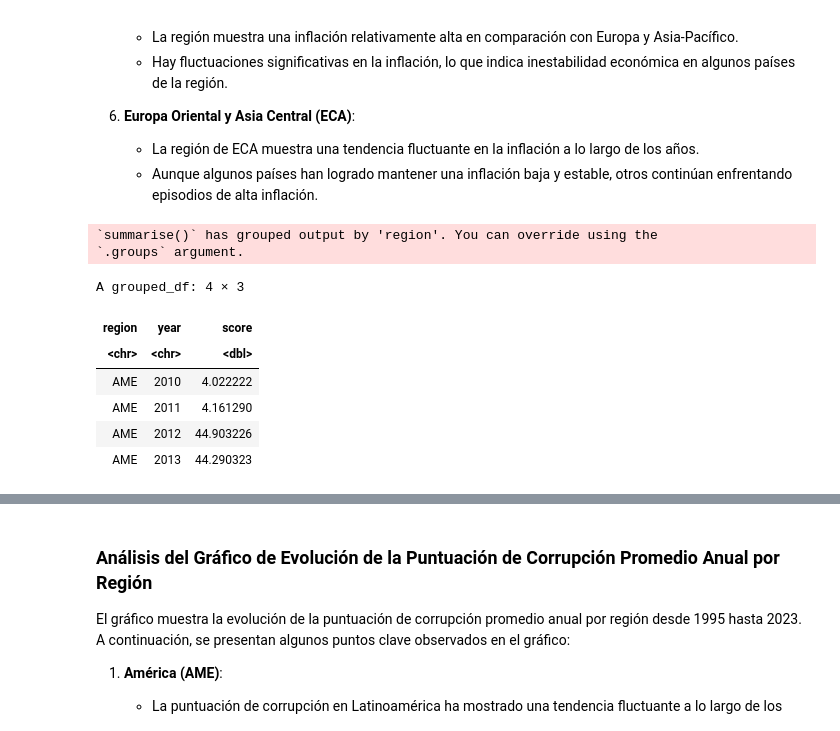
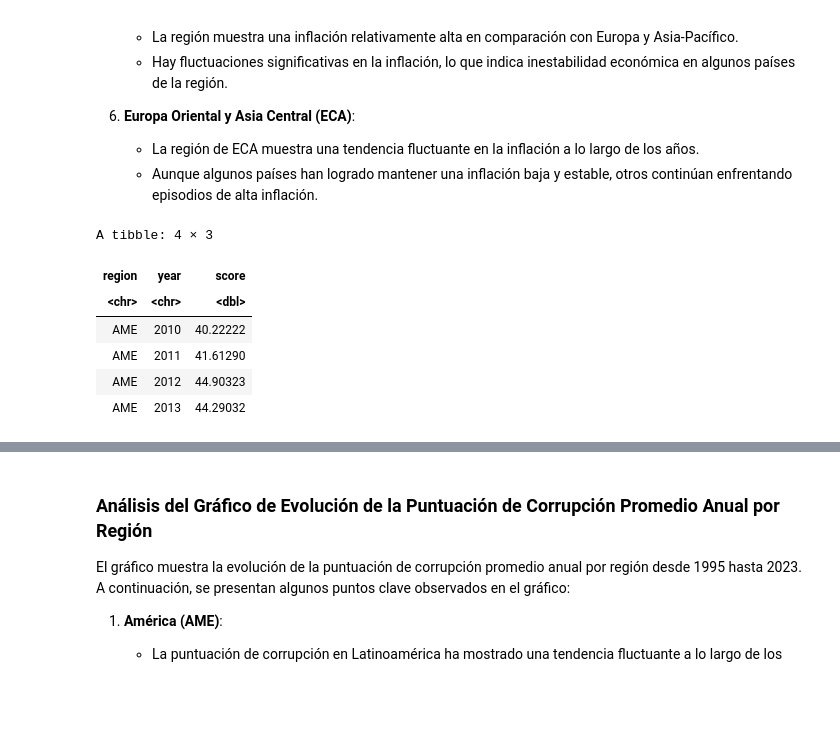
Before and after one commit to Rubenvalrom/AB--ADVANCED-PROGRAMMING-FOR-DATA-ANALYSIS-, a Jupyter notebook: AB-R-Analytics-Rubén Valverde.ipynb, the cells around one changed output, grey strips where cells are left out. Saved outputs shown, nothing was run; the diff lists cells and outputs as text; code cells hidden in the pictures; blank space fills up the shorter version.

```diff
--- a/AB-R-Analytics-Rubén Valverde.ipynb
+++ b/AB-R-Analytics-Rubén Valverde.ipynb
@@ -193,20 +194,18 @@ El gráfico muestra la evolución de la inflación promedio anual por región de
 # %%
 # Al ejecutar el gráfico previamente se podia observar que el formato del CPI cambió en 2012, siendo 100 la puntuación máxima en lugar de 10.
 df_melted %>%
     filter(year %in% c(2010, 2011, 2012, 2013)) %>%
     group_by(region, year) %>%
-    summarise(score = mean(score, na.rm = TRUE)) %>%
+    summarise(score = mean(score, na.rm = TRUE), .groups = "drop") %>%
     head(4)
 # %% [output]
-`summarise()` has grouped output by 'region'. You can override using the
-`.groups` argument.
+A tibble: 4 × 3
-A grouped_df: 4 × 3
 | region | year | score |
 | <chr> | <chr> | <dbl> |
-| AME | 2010 | 4.022222 |
-| AME | 2011 | 4.161290 |
-| AME | 2012 | 44.903226 |
-| AME | 2013 | 44.290323 |
+| AME | 2010 | 40.22222 |
+| AME | 2011 | 41.61290 |
+| AME | 2012 | 44.90323 |
+| AME | 2013 | 44.29032 |
 # %%
 # Multiplico por 10 el CPI de los años 1995 hasta 2011 para que estén en la misma escala que los años posteriores
 df_melted <- df_melted %>%
```
Also changed, not shown: parts of 9 cells of this notebook.
